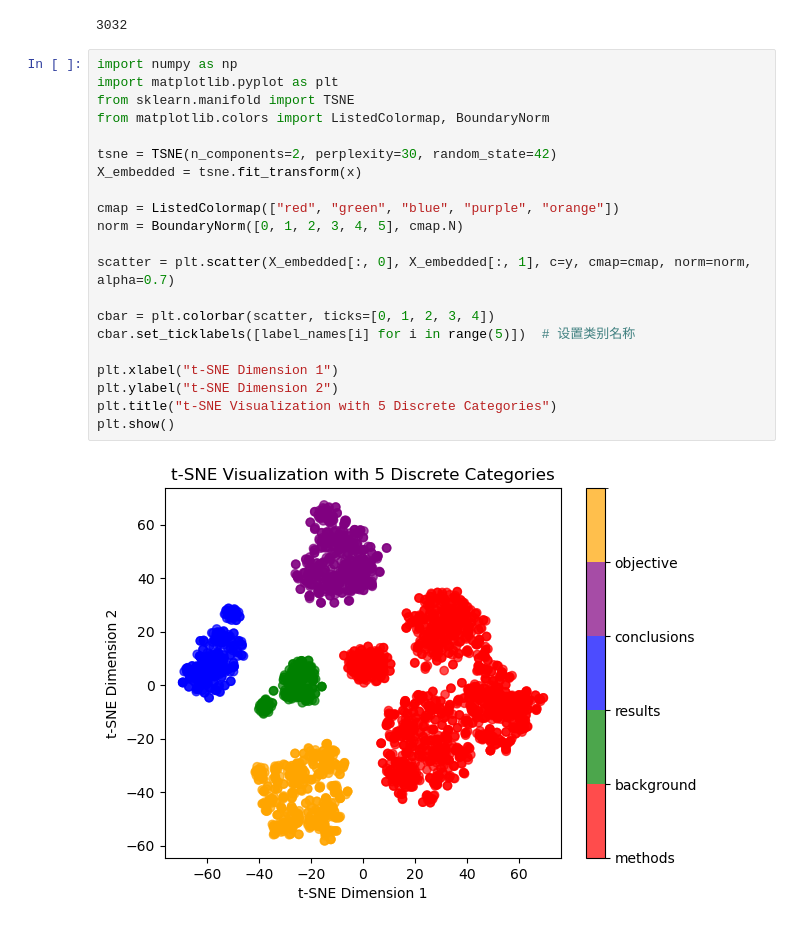
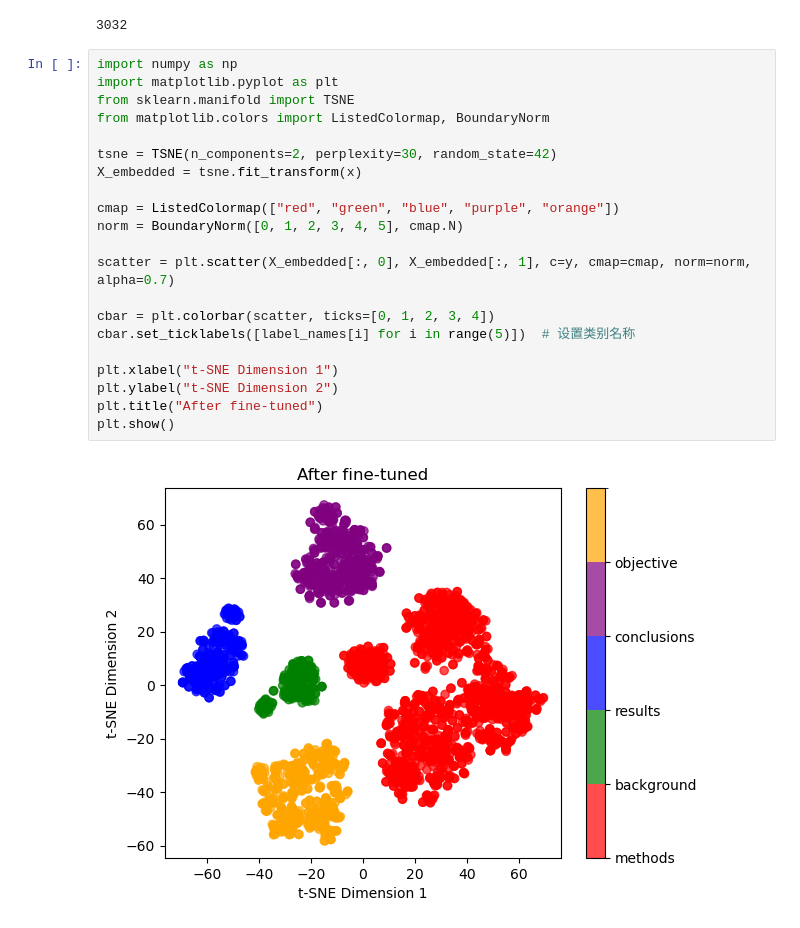
Before and after one commit to sylvey/section_normalization, a Jupyter notebook: SuperviseLearning_test.ipynb, the cells around one changed output. Drawn from its saved outputs; the diff is of its cells as text.

```diff
--- a/SuperviseLearning_test.ipynb
+++ b/SuperviseLearning_test.ipynb
@@ -103,23 +103,23 @@ len(x)
 # %%
 import numpy as np
 import matplotlib.pyplot as plt
 from sklearn.manifold import TSNE
 from matplotlib.colors import ListedColormap, BoundaryNorm
 
 tsne = TSNE(n_components=2, perplexity=30, random_state=42)
 X_embedded = tsne.fit_transform(x)
 
 cmap = ListedColormap(["red", "green", "blue", "purple", "orange"])
 norm = BoundaryNorm([0, 1, 2, 3, 4, 5], cmap.N)
 
 scatter = plt.scatter(X_embedded[:, 0], X_embedded[:, 1], c=y, cmap=cmap, norm=norm, alpha=0.7)
 
 cbar = plt.colorbar(scatter, ticks=[0, 1, 2, 3, 4])
 cbar.set_ticklabels([label_names[i] for i in range(5)])  # 设置类别名称
 
 plt.xlabel("t-SNE Dimension 1")
 plt.ylabel("t-SNE Dimension 2")
-plt.title("t-SNE Visualization with 5 Discrete Categories")
+plt.title("After fine-tuned")
 plt.show()
 # %% [output]
-[figure, old version]
+[figure, new version]
```
Also changed, not shown: parts of 1 cell of this notebook, 6 other files.
